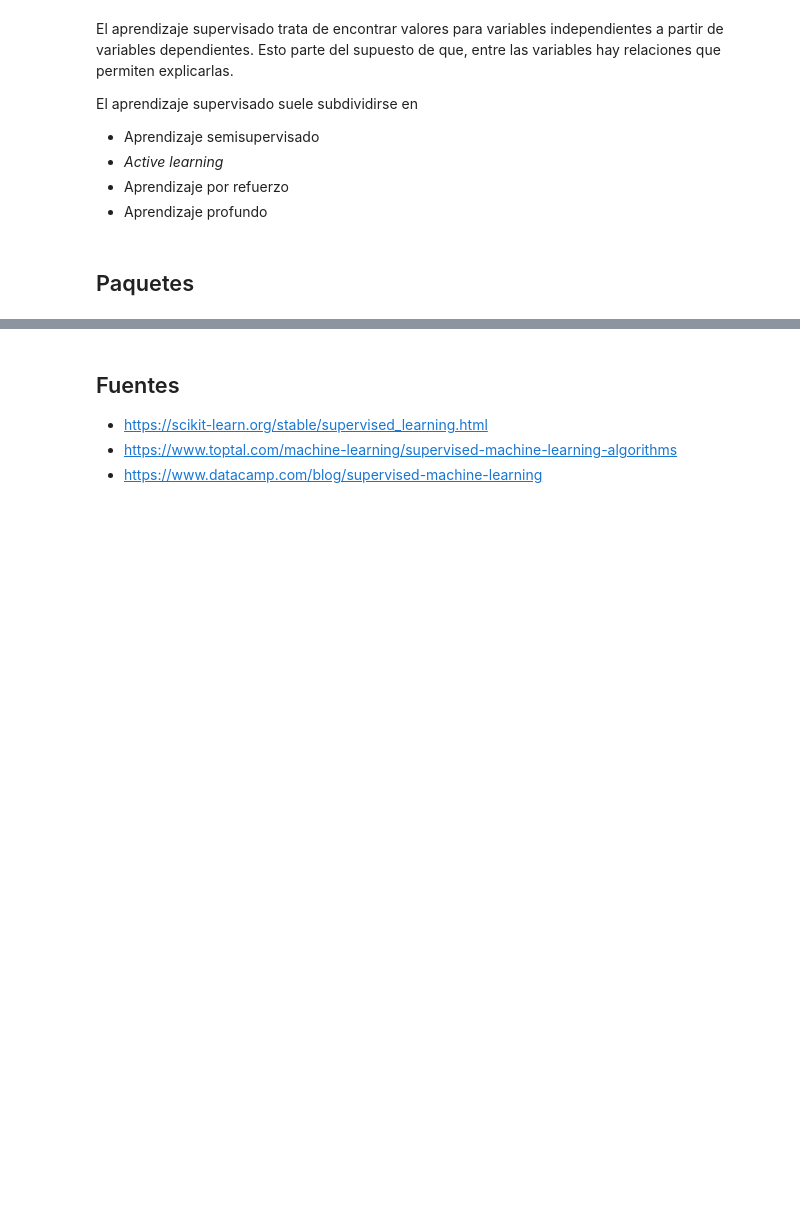
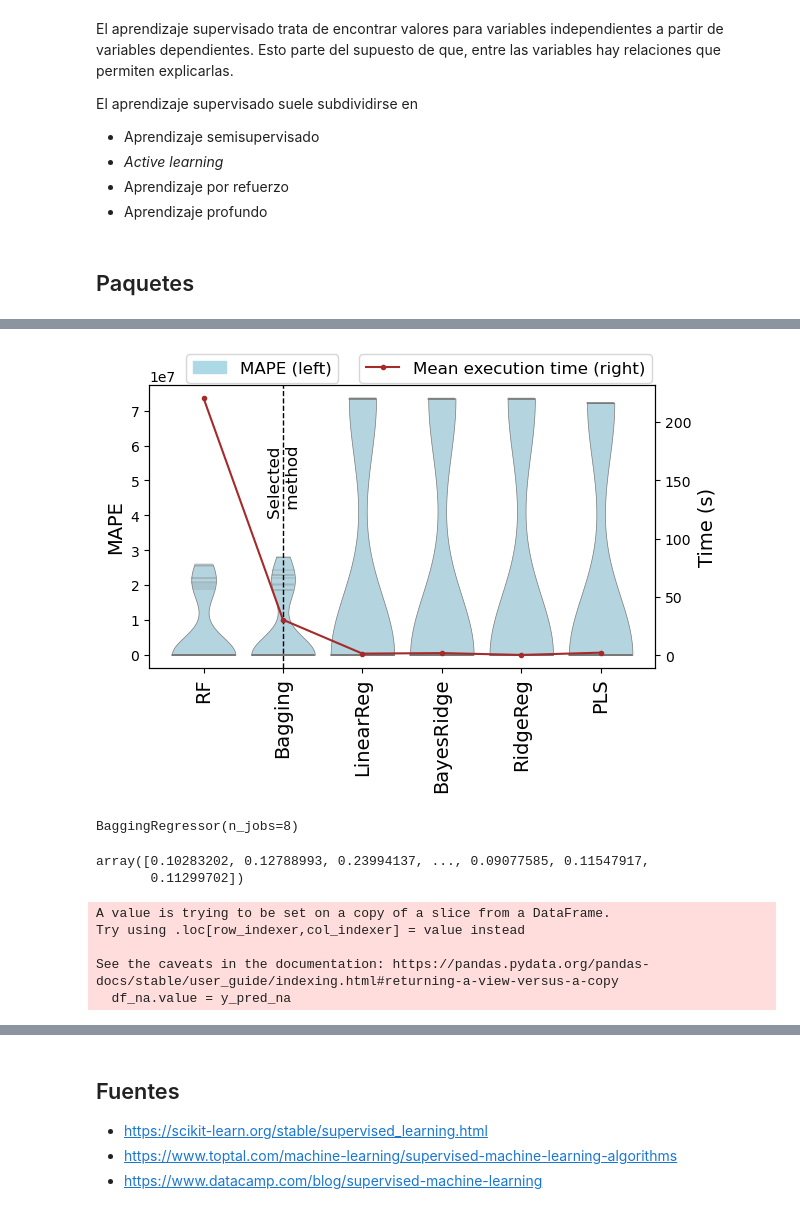
Before and after one commit to albertobenavides/aprendizaje_autom, a Jupyter notebook: caps/5_supervisado.ipynb, the cells around one changed output, grey strips where cells are left out. Saved outputs shown, nothing was run; the diff lists cells and outputs as text; code cells hidden in the pictures; blank space fills up the shorter version.

```diff
--- a/caps/5_supervisado.ipynb
+++ b/caps/5_supervisado.ipynb
@@ -114,0 +123,6 @@ reg.predict()
+# %%
+# Creación del objeto del modelo
+model = linear_model.LinearRegression()
+# %%
+# Entrenamiento y ajuste del modelo
+model.fit(x_train, y_train)
@@ -114,0 +138,4 @@ reg.predict()
+# %%
+# Se predice a partir de los valores de prueba
+y_pred = model.predict(x_test)
+y_pred
@@ -114,0 +443,4 @@ reg.predict()
+# %%
+# Agruparlos por modelo
+gp_results_ed = df_results_ed.groupby('model').mean()
+gp_results_ed = gp_results_ed.sort_values('value')
@@ -114,0 +452,58 @@ reg.predict()
+# %%
+# Y hacer una gráfica chingona
+plt.figure()
+ax = plt.gca()
+sns.violinplot(x="model", y="value", data=df_results_ed, cut=0, inner = 'stick', scale = 'width', linewidth = 0.5, color = 'lightblue')
+plt.xticks(rotation = 90, fontsize = 14)
+plt.ylabel('MAPE', fontsize = 14)
+plt.xlabel('')
+patch = mpatches.Patch(color='lightblue', label='MAPE (left)')
+plt.axvline(1, color = 'k', linestyle = '--', linewidth = 1)
+# Simple arrow
+plt.annotate('Selected \n method', xy=(1.02, 40000000), fontsize=12, horizontalalignment='center', rotation = 90)
+plt.legend(handles=[patch], bbox_to_anchor = (0.39, 1.14), fontsize = 12)
+
+ax2 = ax.twinx()
+ax2.plot(gp_results_ed.time, '.-', c = 'brown', label = 'Mean execution time (right)')
+plt.ylabel('Time (s)', fontsize = 14)
+plt.legend(bbox_to_anchor = (1.01, 1.14), fontsize = 12)
+plt.tight_layout()
+plt.show()
+# %% [output]
+[figure, added]
+# %%
+# Ya que sabemos que el Bagging es mejor
+model = BaggingRegressor(n_jobs = 8)
+model.fit(x_train, y_train)
+# %% [output]
+BaggingRegressor(n_jobs=8)
+# %%
+y_pred_na = model.predict(x_na)
+y_pred_na
+# %% [output]
+array([0.10283202, 0.12788993, 0.23994137, ..., 0.09077585, 0.11547917,
+       0.11299702])
+# %%
+# Se reintegra en el conjunto de datos
+df_na.value = y_pred_na
+df_inter = df_scaled.copy()
+df_inter.loc[df_na.index, 'value'] = df_na.value
+
+descaled = scaler.inverse_transform(df_inter)
+df_descaled = pd.DataFrame(descaled, columns = df_inter.columns, index = df_inter.index)
+
+variable_col = df_descaled.iloc[:, 5:].idxmax(axis=1)
+
+df_final = pd.concat([df_descaled, variable_col], axis = 1).drop(columns = ['BP','CO','NO','NO2','NOX','O3','PM10','PM2_5','RF','RH','SO2','SR','T','WD','WV'])
+df_final.columns = ['timestamp', 'lat', 'lon', 'h', 'value', 'variable']
+df_final.timestamp = df.timestamp
+df_final['original'] = np.nan
+df_final.loc[df_dropna.index, 'original'] = df_final.loc[df_dropna.index, 'value']
+df_final['interpolated'] = np.nan
+df_final.loc[df_na.index, 'interpolated'] = df_final.loc[df_na.index, 'value']
+# %% [output]
+A value is trying to be set on a copy of a slice from a DataFrame.
+Try using .loc[row_indexer,col_indexer] = value instead
+
+See the caveats in the documentation: https://pandas.pydata.org/pandas-docs/stable/user_guide/indexing.html#returning-a-view-versus-a-copy
+  df_na.value = y_pred_na
```
Also changed, not shown: parts of 53 cells of this notebook, 1 other file.
